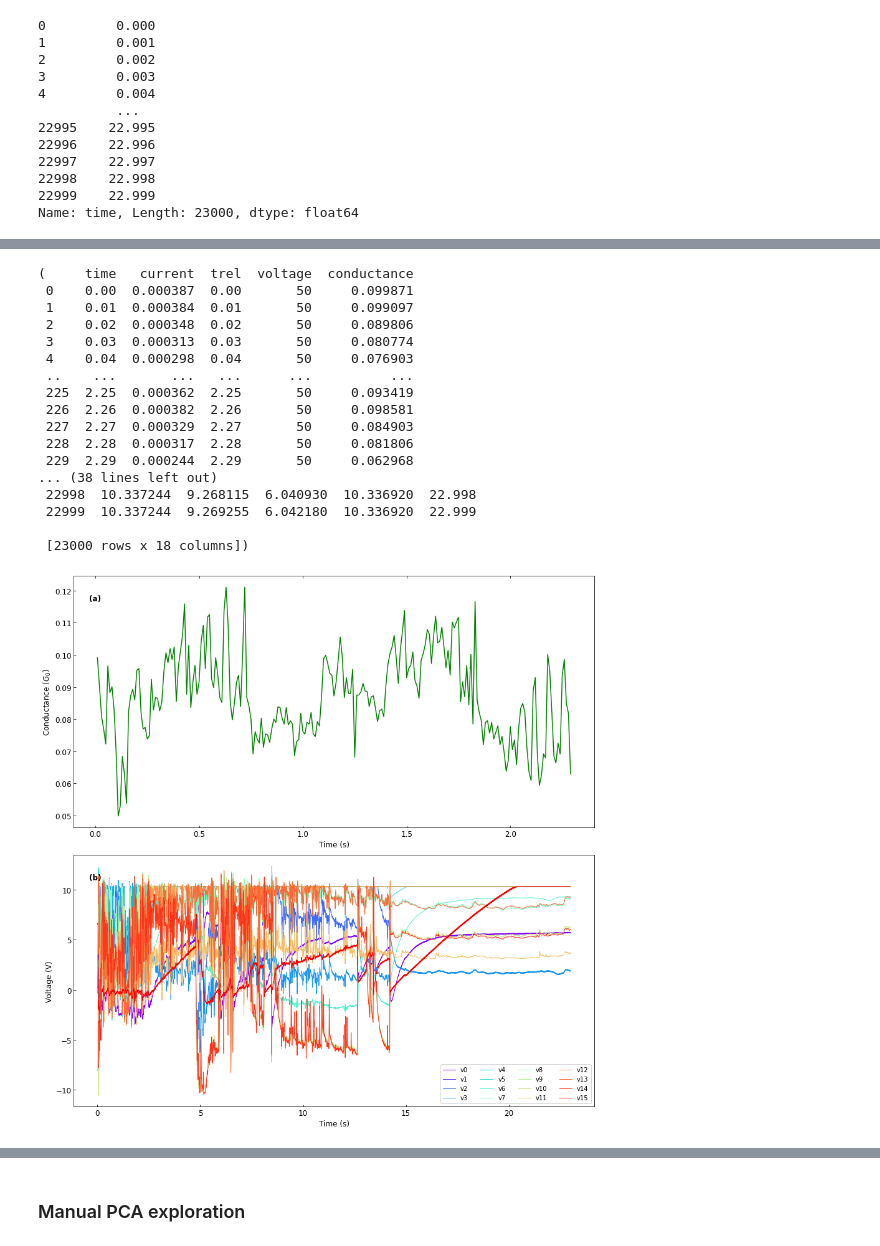
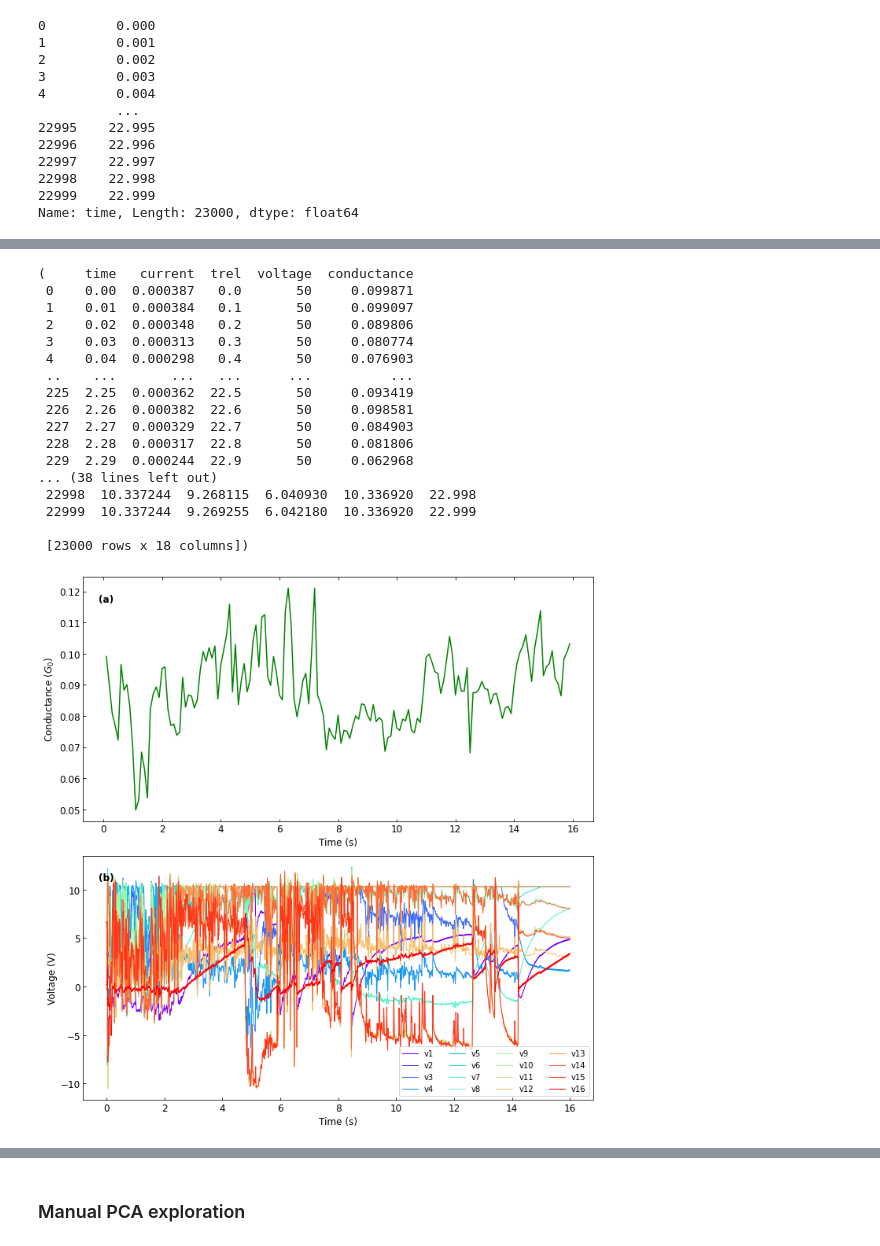
Before and after one commit to leobrowning92/plotting, a Jupyter notebook: example_mea_analysis_new.ipynb, the cells around one changed output, grey strips where cells are left out. Saved outputs shown, nothing was run; the diff lists cells and outputs as text; code cells hidden in the pictures.

```diff
--- a/example_mea_analysis_new.ipynb
+++ b/example_mea_analysis_new.ipynb
@@ -41,6 +41,8 @@ smudf = pd.read_csv("example_data/MEA002_postS_50V_SMU.csv",skiprows=21, sep="\t
 filepath = "example_data/MEA002_postS_50V_SMU.csv"
 
 faulty_channels = [] #removing unwanted voltage channels from PCA process
+starttime = 0 #start time of time-scale of interest in s
+endtime = 16 #end time of time-scale of in in s
 # %%
 vdf = vdf.drop(vdf.index[46000:])
 smudf = smudf.drop(smudf.index[230:])
@@ -66,7 +68,7 @@ vdf["trel"] = vdf.time - vdf.time.iloc[0]
 smudf["trel"] = smudf.time - smudf.time.iloc[0]
 
 vdf.trel = pd.to_numeric(vdf.trel)
-smudf.trel = pd.to_numeric(smudf.trel)
+smudf.trel = pd.to_numeric(smudf.trel)*10
 
 vdf = vdf.drop(['Comment'], axis=1)
 smudf = smudf.drop(['Comment'], axis=1)
@@ -89,23 +106,25 @@ Name: time, Length: 23000, dtype: float64
 mea.open_data(filepath,smudf,vdf)
 # %% [output]
 (     time   current  trel  voltage  conductance
- 0    0.00  0.000387  0.00       50     0.099871
- 1    0.01  0.000384  0.01       50     0.099097
- 2    0.02  0.000348  0.02       50     0.089806
- 3    0.03  0.000313  0.03       50     0.080774
- 4    0.04  0.000298  0.04       50     0.076903
+ 0    0.00  0.000387   0.0       50     0.099871
+ 1    0.01  0.000384   0.1       50     0.099097
+ 2    0.02  0.000348   0.2       50     0.089806
+ 3    0.03  0.000313   0.3       50     0.080774
+ 4    0.04  0.000298   0.4       50     0.076903
  ..    ...       ...   ...      ...          ...
- 225  2.25  0.000362  2.25       50     0.093419
- 226  2.26  0.000382  2.26       50     0.098581
- 227  2.27  0.000329  2.27       50     0.084903
- 228  2.28  0.000317  2.28       50     0.081806
- 229  2.29  0.000244  2.29       50     0.062968
+ 225  2.25  0.000362  22.5       50     0.093419
+ 226  2.26  0.000382  22.6       50     0.098581
+ 227  2.27  0.000329  22.7       50     0.084903
+ 228  2.28  0.000317  22.8       50     0.081806
+ 229  2.29  0.000244  22.9       50     0.062968
 ... (38 lines left out)
  22998  10.337244  9.268115  6.040930  10.336920  22.998
  22999  10.337244  9.269255  6.042180  10.336920  22.999
 
  [23000 rows x 18 columns])
-# %%
-mea.plot_signal(vdf,smudf,faulty_channels,show=True)
-# %% [output]
-[figure, removed]
+# %%
+mea.plot_signal(vdf,smudf,faulty_channels,tr=(starttime,endtime),show=True,grouped=False)
+imgname = os.path.basename(filepath)[:-4]
+plt.savefig(f"plots/{imgname}_{starttime:0.0f}-{endtime:0.0f}s_without{faulty_channels}_conductance_and_voltages.png")
+# %% [output]
+[figure, added]
```
Also changed, not shown: parts of 6 cells of this notebook, 1 other file.
